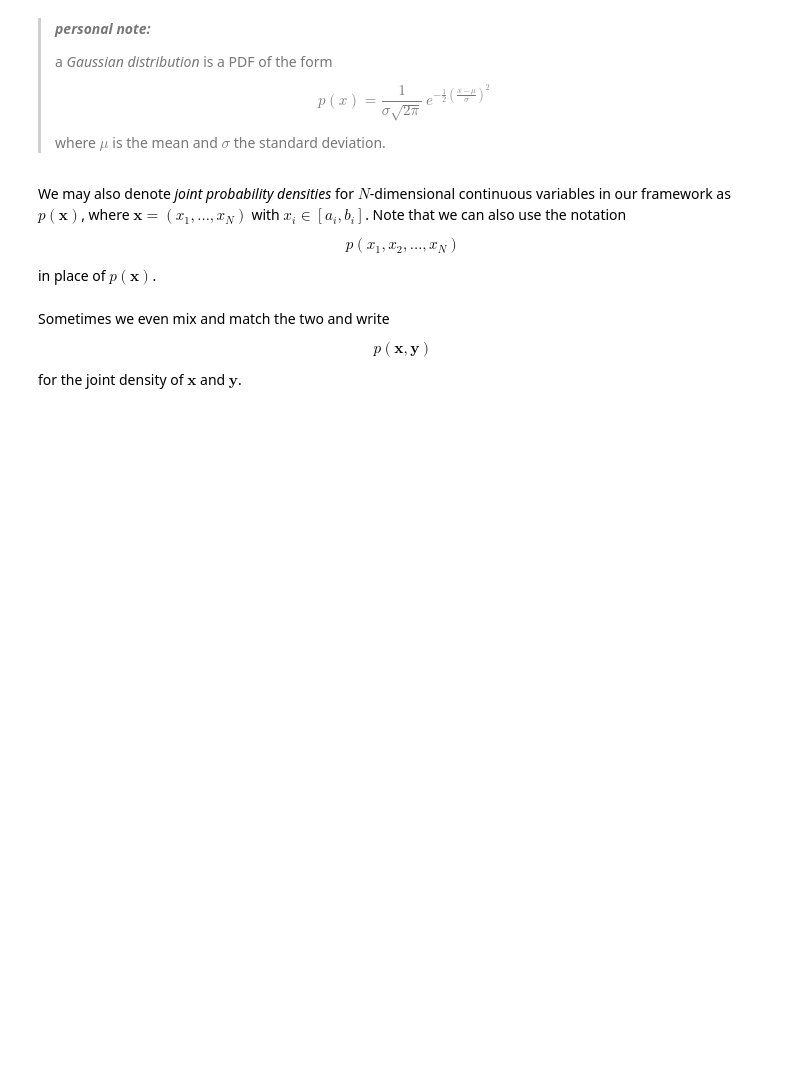
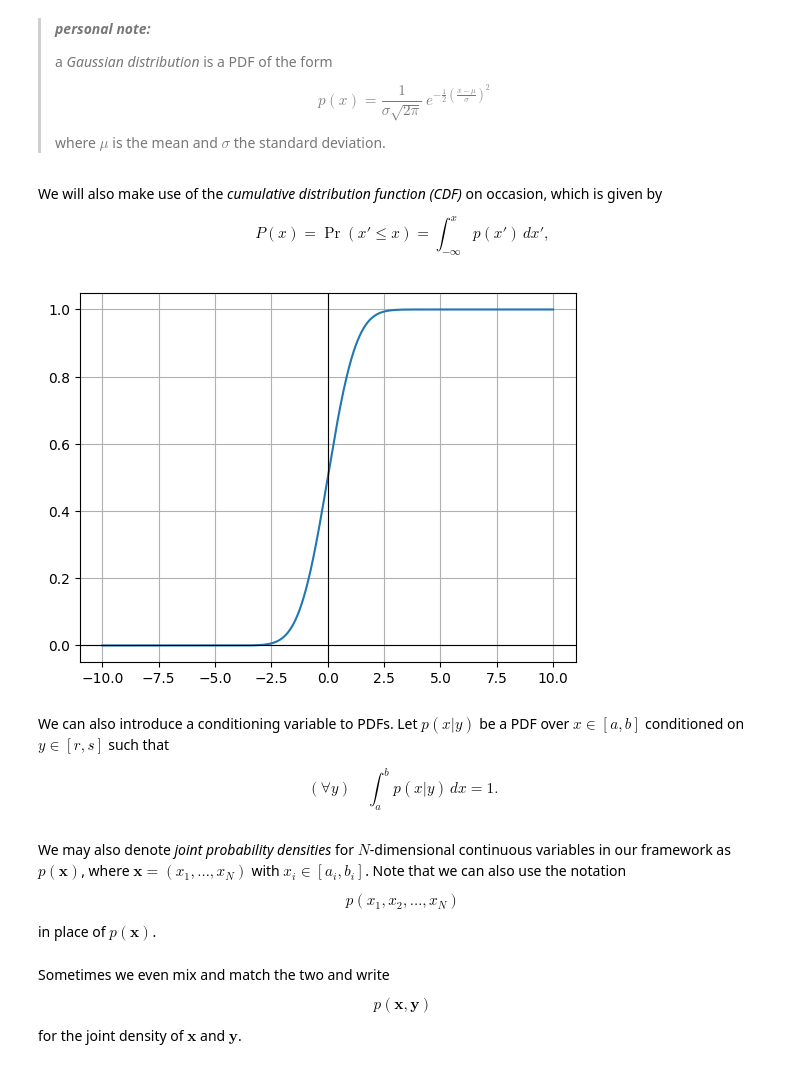
Before and after one commit to oportunitas/state-estimation-for-robotics, a Jupyter notebook: 2.primer-on-probability-theory/1.probability-density-functions/1.definitions/explore.ipynb, the cells around one changed output. Cells and saved outputs as stored; diff of their text form; code cells hidden in the pictures; blank space fills up the shorter version.

```diff
--- a/2.primer-on-probability-theory/1.probability-density-functions/1.definitions/explore.ipynb
+++ b/2.primer-on-probability-theory/1.probability-density-functions/1.definitions/explore.ipynb
@@ -26,7 +33,8 @@ def _plot_function(f, a=-10, b=10, n=4096):
 >
 > This method requires even $n$.
 # %%
-def _integrate(f, a = -1024, b = 1024, n = 8192):
+def _integrate(f, bound=(-1024, 1024), n = 8192):
+  a, b = bound
   result = 0
   for i in range(0, n - 1, 2):
     x0 = a + ((b - a) * (i / n))
@@ -66,3 +88,0 @@ $$P(x) = \Pr(x' \leq x) = \int_{-\infty}^{x} p(x')\,dx', \tag{2.3}$$
-# %%
-def _cdf(p):
-  return lambda x: _simpson_integrate(p, -1024, x) #-inf bound to -1024 for brevity
@@ -79,3 +109,21 @@ def _gaussian(mean, stdev):
   def gaussian(x):
     return (1 / (stdev * math.sqrt(2 * math.pi))) * math.exp(-0.5 * ((x - mean) / stdev) ** 2)
   return gaussian
+# %% [markdown]
+We will also make use of the *cumulative distribution function (CDF)* on occasion, which is given by
+
+$$P(x) = \Pr(x' \leq x) = \int_{-\infty}^{x} p(x')\,dx', \tag{2.3}$$
+# %%
+def _cdf(p):
+  return lambda x: _integrate(p, (-1024, x)) #-inf bound to -1024 for brevity
+# %%
+if __name__ == '__main__' and '__file__' not in globals():
+  gaussian = _gaussian(0.0, 1.0)
+  gaussian_cdf = _cdf(gaussian)
+  _plot_function(gaussian_cdf)
+# %% [output]
+[figure, added]
+# %% [markdown]
+We can also introduce a conditioning variable to PDFs. Let $p(x|y)$ be a PDF over $x \in [a, b]$ conditioned on $y \in [r, s]$ such that
+
+$$(\forall y) \quad \int_a^b p(x|y)\,dx = 1. \tag{2.4}$$
```
Also changed, not shown: parts of 13 cells of this notebook.
